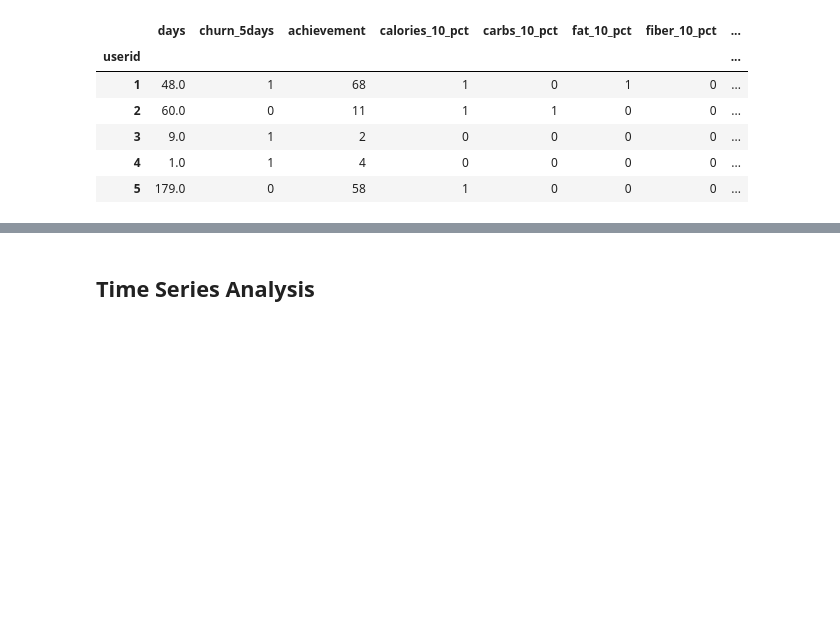
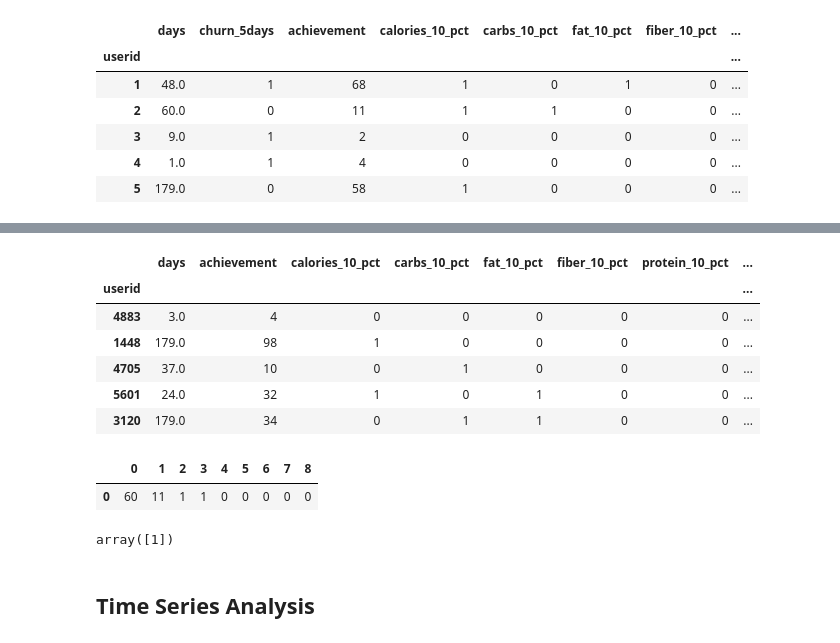
Before and after one commit to rokaandy/mfp-nutrition-survival-analysis, a Jupyter notebook: nutrition.ipynb, the cells around one changed output, grey strips where cells are left out. Cells and saved outputs as stored; diff of their text form; code cells hidden in the pictures; blank space fills up the shorter version.

```diff
--- a/nutrition.ipynb
+++ b/nutrition.ipynb
@@ -417,0 +447,6 @@ cph.plot_covariate_groups('sodium_10_pct', [0, 2, 4, 8], cmap='coolwarm')
+# %%
+#Setting X and y variables, then Train Test Split
+X = df.drop('churn_5days', axis=1)
+y = df.churn_5days
+
+X_train, X_test, y_train, y_test = train_test_split(X, y, test_size=0.25, random_state=1)
@@ -418,3 +481,24 @@ cph.plot_covariate_groups('sodium_10_pct', [0, 2, 4, 8], cmap='coolwarm')
+# %%
+X_train.head()
+# %% [output]
+|  | days | achievement | calories_10_pct | carbs_10_pct | fat_10_pct | fiber_10_pct | protein_10_pct | ... |
+| userid |  |  |  |  |  |  |  | ... |
+| 4883 | 3.0 | 4 | 0 | 0 | 0 | 0 | 0 | ... |
+| 1448 | 179.0 | 98 | 1 | 0 | 0 | 0 | 0 | ... |
+| 4705 | 37.0 | 10 | 0 | 1 | 0 | 0 | 0 | ... |
+| 5601 | 24.0 | 32 | 1 | 0 | 1 | 0 | 0 | ... |
+| 3120 | 179.0 | 34 | 0 | 1 | 1 | 0 | 0 | ... |
+# %%
+m = np.array((60, 11, 1, 1, 0, 0, 0, 0, 0))
+m_df = pd.DataFrame(m).T
+m_df
+# %% [output]
+|  | 0 | 1 | 2 | 3 | 4 | 5 | 6 | 7 | 8 |
+| 0 | 60 | 11 | 1 | 1 | 0 | 0 | 0 | 0 | 0 |
+# %%
+loreg.predict(m_df)
+# %% [output]
+array([1])
 # %% [markdown]
 ## Time Series Analysis
 # %%
```
Also changed, not shown: parts of 34 cells of this notebook.
